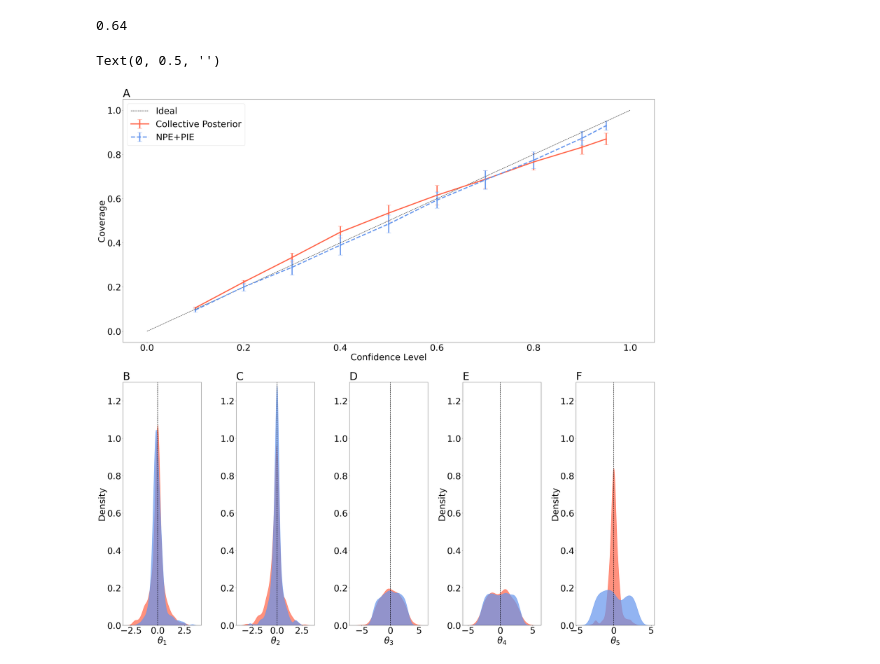
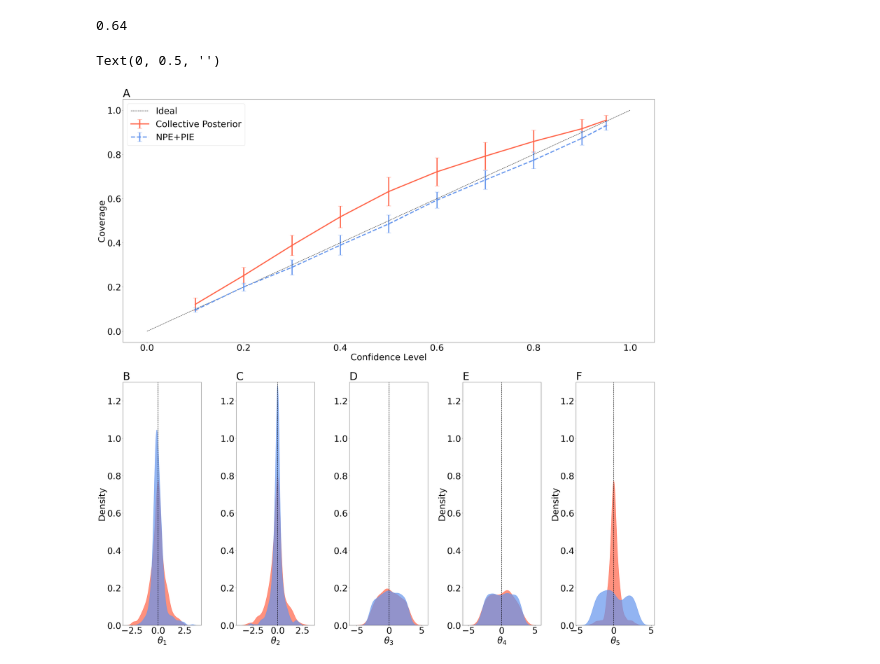
Before and after one commit to yoavram-lab/collective_posterior, a Jupyter notebook: SLCP/test collective.ipynb, the cells around one changed output. Saved outputs shown, nothing was run; the diff lists cells and outputs as text; code cells hidden in the pictures.

```diff
--- a/SLCP/test collective.ipynb
+++ b/SLCP/test collective.ipynb
@@ -14,7 +14,7 @@ import sys
 sys.path.insert(1, '../')
 from collective_posterior import CollectivePosterior
 from simulators import SLCP, SLCP_wrapper
-import sbibm
+from inference_utils import get_prior
 from seaborn import pairplot
 import warnings
 warnings.simplefilter('ignore', FutureWarning)
@@ -25,10 +25,10 @@ def change_font(fontsize):
     matplotlib.rcParams['ytick.labelsize'] = fontsize
     matplotlib.rcParams['font.size'] = fontsize
 
-task = sbibm.get_task('slcp')
-prior = task.get_prior_dist()
-t = task.get_true_parameters(10)
-X = SLCP_wrapper(reps=10, parameters=t)
+prior = get_prior('SLCP')
+torch.manual_seed(10)
+t = prior.sample((1,))
+X = SLCP_wrapper(reps=10, parameters=t[0])
 # %%
 posterior_cp = pickle.load(open('posteriors/posterior_SLCP_100000_20.pkl', 'rb'))
 epsilon = -10
@@ -182,33 +178,33 @@ mosaic = '''AAAAA
 fig, ax = plt.subplot_mosaic(mosaic,figsize=(36,36), tight_layout=True)
 ax['A'].set_title('A',loc='left')
 ax['B'].set_title('B',loc='left')
 ax['C'].set_title('C',loc='left')
 ax['D'].set_title('D',loc='left')
 ax['E'].set_title('E',loc='left')
 ax['F'].set_title('F',loc='left')
 
 # Coverage plots in ax B
-covs = torch.load(f'tests/covs_SLCP_eps-10.pt')
+covs = torch.load(f'tests/covs_SLCP_adaptive.pt')
 covs_iid = torch.load(f'tests/covs_SLCP_iid.pt')
 plot_covs(ax=ax['A'], covs1=covs.numpy(), covs2=covs_iid.numpy())
 ax['A'].set_xlabel('Confidence Level')
 ax['A'].set_ylabel('Coverage')
 # Accuracy plots in ax C-E
 n_params=6
 
 
 axx = [ax['B'], ax['C'], ax['D'], ax['E'], ax['F']]
 
-cp_acc = torch.load('tests/accus_SLCP_eps-10.pt')
+cp_acc = torch.load('tests/accus_SLCP_adaptive.pt')
 plot_accuracy(cp_acc, axx, color='tomato', hatch='', label='Collective\nPosterior')
 
 
 iid_acc = torch.load('tests/accus_SLCP_iid.pt')
 plot_accuracy(iid_acc, axx, color='cornflowerblue', hatch='', label='NPE+PIE')
 
 # ax['A'].legend(loc='upper left')
 ax['C'].set_ylabel('')
 ax['D'].set_ylabel('')
 # %% [output]
 Text(0, 0.5, '')
-[figure, old version]
+[figure, new version]
```
Also changed, not shown: parts of 3 cells of this notebook, 26 other files.
